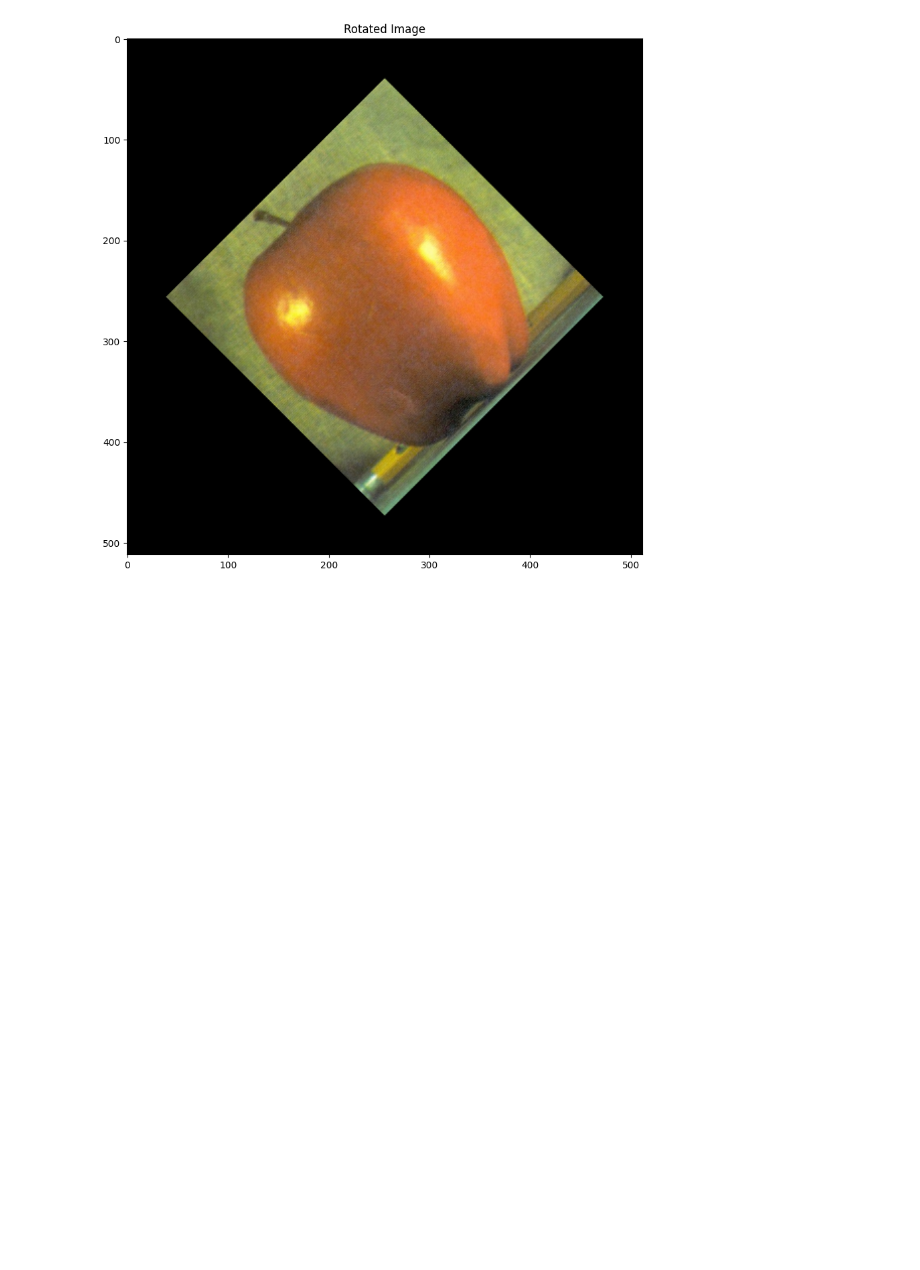
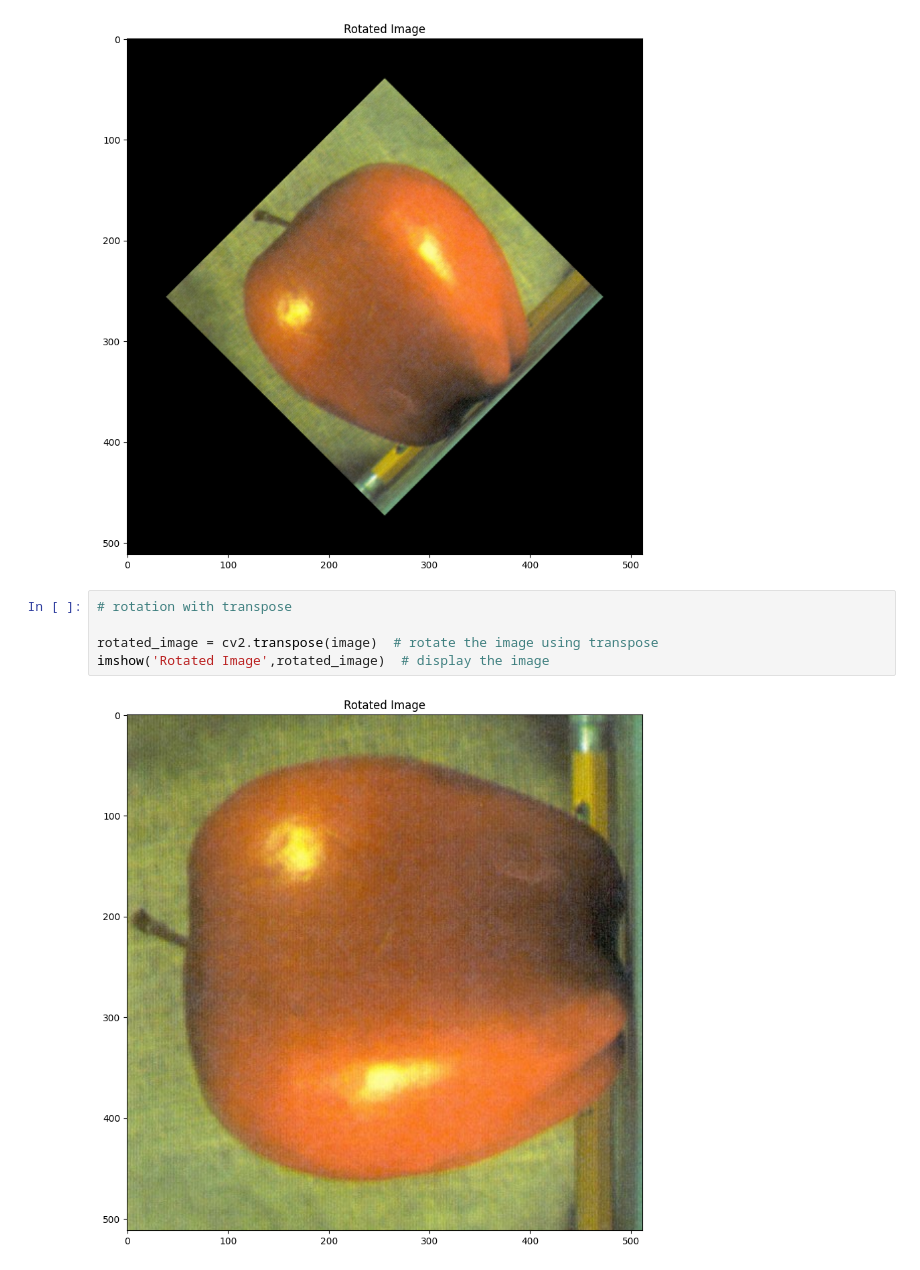
Before and after one commit to maxprogrammer007/Computer-Vision, a Jupyter notebook: 01_Image_Operations/05_Transformations_Translations_OpenCV.ipynb, the cells around one changed output. Saved outputs shown, nothing was run; the diff lists cells and outputs as text; blank space fills up the shorter version.

```diff
--- a/01_Image_Operations/05_Transformations_Translations_OpenCV.ipynb
+++ b/01_Image_Operations/05_Transformations_Translations_OpenCV.ipynb
@@ -72,3 +72,10 @@ rotated_image = cv2.warpAffine(image,rotation_matrix,(width,height))  # apply th
 imshow('Rotated Image',rotated_image)  # display the image
 # %% [output]
 [figure]
+# %%
+# rotation with transpose
+
+rotated_image = cv2.transpose(image)  # rotate the image using transpose
+imshow('Rotated Image',rotated_image)  # display the image
+# %% [output]
+[figure, added]
```
